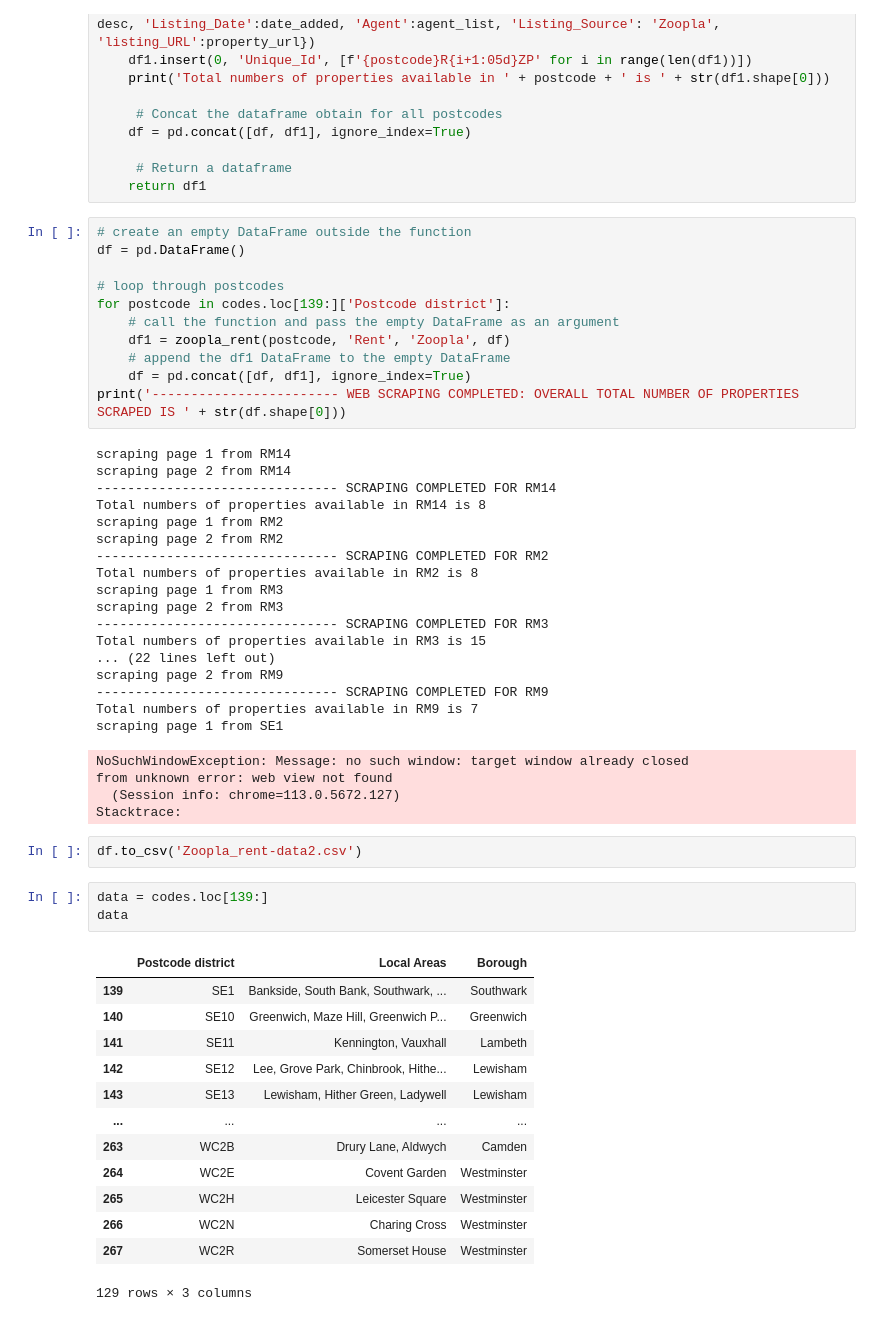
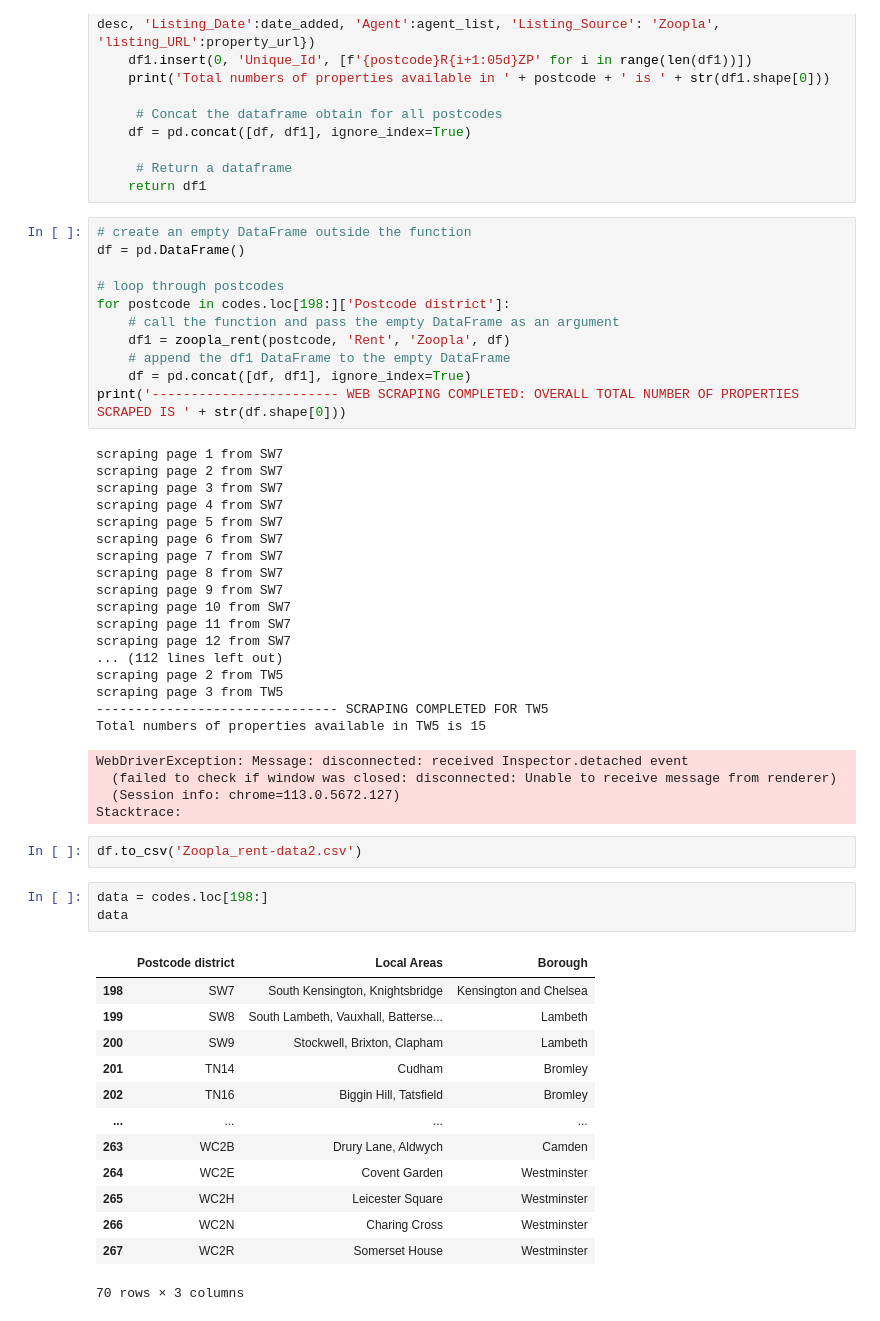
Before and after one commit to Timmtet/Data-Cleaning-Ldn, a Jupyter notebook: Zoopla_data_gathering_script.ipynb, the cells around one changed output. Cells and saved outputs as stored; diff of their text form.

```diff
--- a/Zoopla_data_gathering_script.ipynb
+++ b/Zoopla_data_gathering_script.ipynb
@@ -469,50 +469,50 @@ def zoopla_rent(postcodes, Trans_type, website, df):
 df = pd.DataFrame()
 
 # loop through postcodes
-for postcode in codes.loc[139:]['Postcode district']:
+for postcode in codes.loc[198:]['Postcode district']:
     # call the function and pass the empty DataFrame as an argument
     df1 = zoopla_rent(postcode, 'Rent', 'Zoopla', df)
     # append the df1 DataFrame to the empty DataFrame
     df = pd.concat([df, df1], ignore_index=True)
 print('------------------------ WEB SCRAPING COMPLETED: OVERALL TOTAL NUMBER OF PROPERTIES SCRAPED IS ' + str(df.shape[0]))
 # %% [output]
-scraping page 1 from RM14
-scraping page 2 from RM14
-------------------------------- SCRAPING COMPLETED FOR RM14
-Total numbers of properties available in RM14 is 8
-scraping page 1 from RM2
-scraping page 2 from RM2
-------------------------------- SCRAPING COMPLETED FOR RM2
-Total numbers of properties available in RM2 is 8
-scraping page 1 from RM3
-scraping page 2 from RM3
-------------------------------- SCRAPING COMPLETED FOR RM3
-Total numbers of properties available in RM3 is 15
-... (22 lines left out)
-scraping page 2 from RM9
-------------------------------- SCRAPING COMPLETED FOR RM9
-Total numbers of properties available in RM9 is 7
-scraping page 1 from SE1
+scraping page 1 from SW7
+scraping page 2 from SW7
+scraping page 3 from SW7
+scraping page 4 from SW7
+scraping page 5 from SW7
+scraping page 6 from SW7
+scraping page 7 from SW7
+scraping page 8 from SW7
+scraping page 9 from SW7
+scraping page 10 from SW7
+scraping page 11 from SW7
+scraping page 12 from SW7
+... (112 lines left out)
+scraping page 2 from TW5
+scraping page 3 from TW5
+------------------------------- SCRAPING COMPLETED FOR TW5
+Total numbers of properties available in TW5 is 15
-NoSuchWindowException: Message: no such window: target window already closed
-from unknown error: web view not found
+WebDriverException: Message: disconnected: received Inspector.detached event
+  (failed to check if window was closed: disconnected: Unable to receive message from renderer)
   (Session info: chrome=113.0.5672.127)
 Stacktrace:
 # %%
 df.to_csv('Zoopla_rent-data2.csv')
 # %%
-data = codes.loc[139:]
+data = codes.loc[198:]
 data
 # %% [output]
 |  | Postcode district | Local Areas | Borough |
-| 139 | SE1 | Bankside, South Bank, Southwark, ... | Southwark |
-| 140 | SE10 | Greenwich, Maze Hill, Greenwich P... | Greenwich |
-| 141 | SE11 | Kennington, Vauxhall | Lambeth |
-| 142 | SE12 | Lee, Grove Park, Chinbrook, Hithe... | Lewisham |
-| 143 | SE13 | Lewisham, Hither Green, Ladywell | Lewisham |
+| 198 | SW7 | South Kensington, Knightsbridge | Kensington and Chelsea |
+| 199 | SW8 | South Lambeth, Vauxhall, Batterse... | Lambeth |
+| 200 | SW9 | Stockwell, Brixton, Clapham | Lambeth |
+| 201 | TN14 | Cudham | Bromley |
+| 202 | TN16 | Biggin Hill, Tatsfield | Bromley |
 | ... | ... | ... | ... |
 | 263 | WC2B | Drury Lane, Aldwych | Camden |
 | 264 | WC2E | Covent Garden | Westminster |
 | 265 | WC2H | Leicester Square | Westminster |
 | 266 | WC2N | Charing Cross | Westminster |
 | 267 | WC2R | Somerset House | Westminster |
-129 rows × 3 columns
+70 rows × 3 columns
```
Also changed, not shown: 1 other file.
